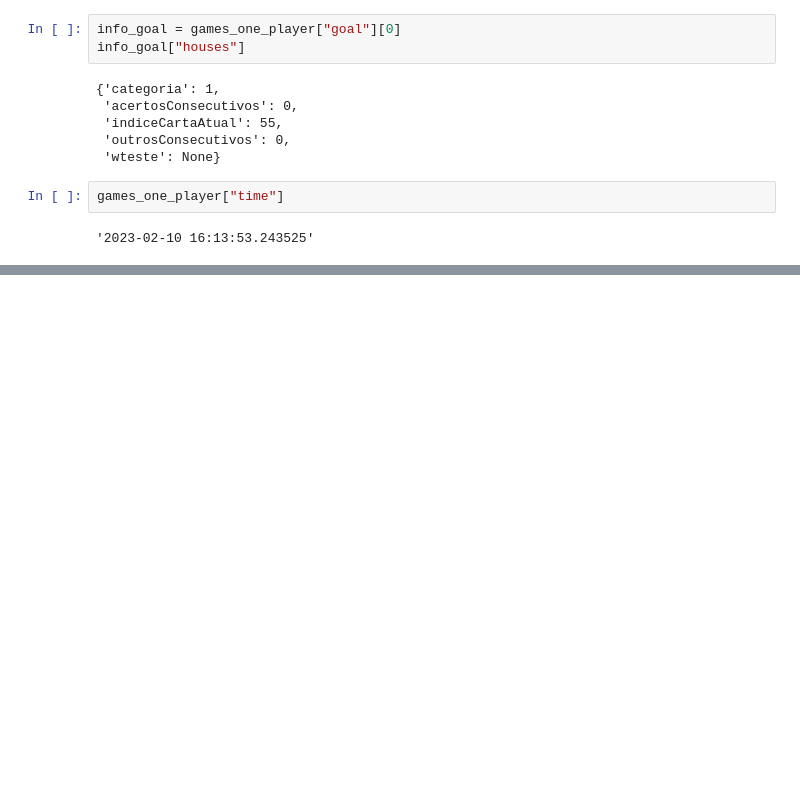
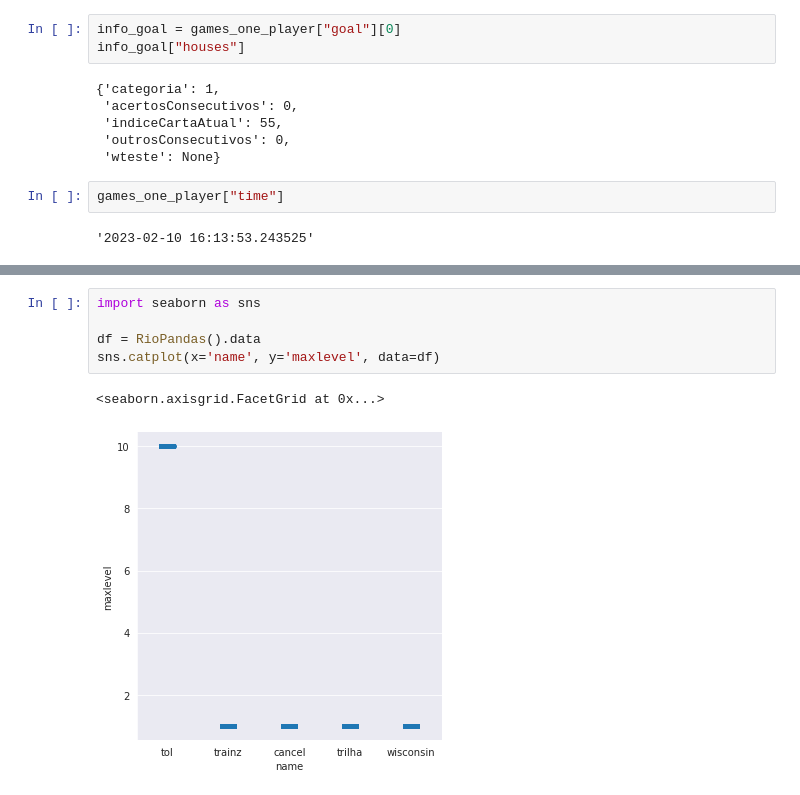
Before and after one commit to AnniProvietti/RIO20, a Jupyter notebook: fono_ceo-master/ipynb/dev/Rio+20-dados.ipynb, the cells around one changed output, grey strips where cells are left out. Drawn from its saved outputs; the diff is of its cells as text; blank space fills up the shorter version.

```diff
--- a/fono_ceo-master/ipynb/dev/Rio+20-dados.ipynb
+++ b/fono_ceo-master/ipynb/dev/Rio+20-dados.ipynb
@@ -133,0 +240,8 @@ print(requisicao.json())
+# %%
+import seaborn as sns
+
+df = RioPandas().data
+sns.catplot(x='name', y='maxlevel', data=df)
+# %% [output]
+<seaborn.axisgrid.FacetGrid at 0x...>
+[figure, added]
```
Also changed, not shown: parts of 18 cells of this notebook, 2 other files.
